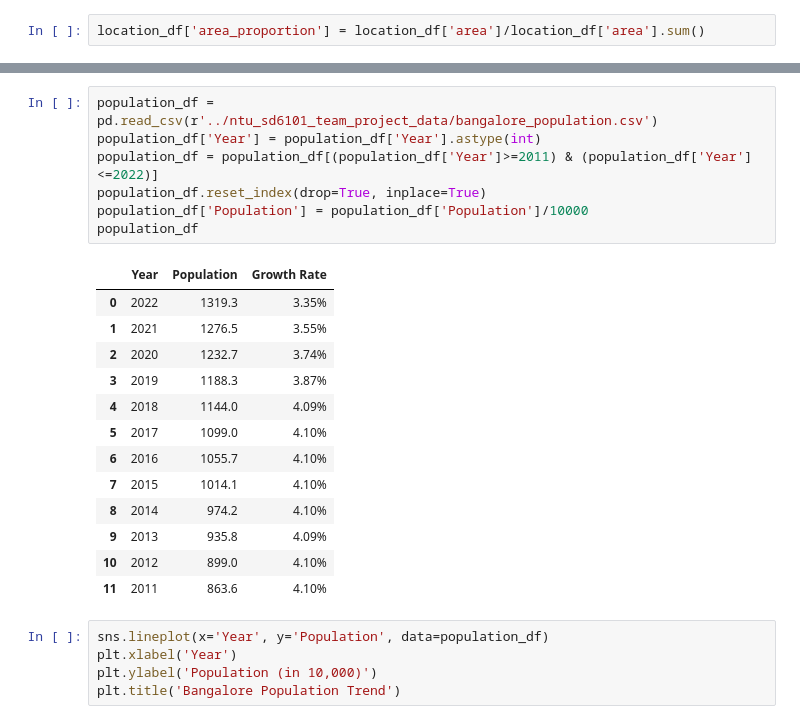
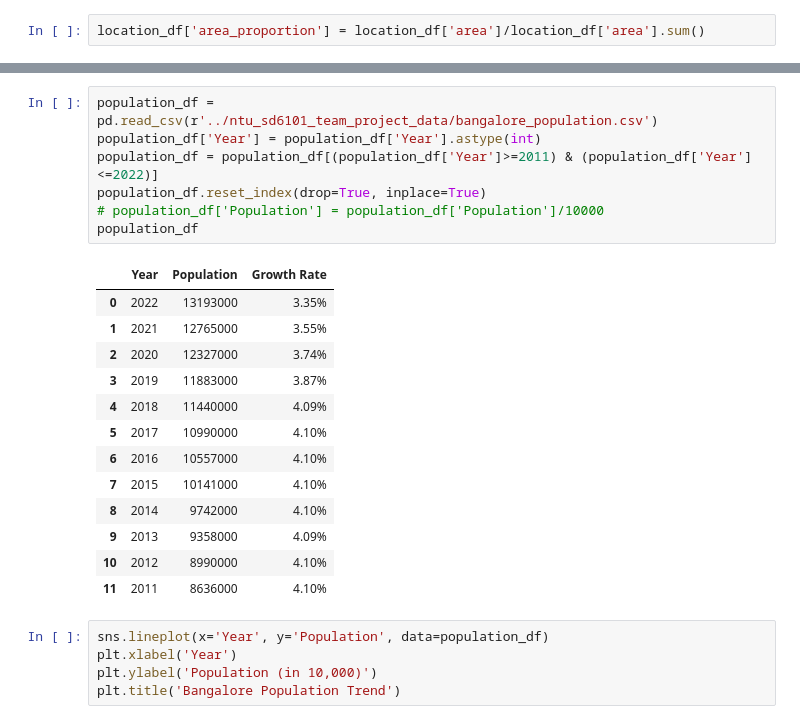
Before and after one commit to HoweChen0517/ntu_sd6101_team_project, a Jupyter notebook: notebook/population_estimation.ipynb, the cells around one changed output, grey strips where cells are left out. Cells and saved outputs as stored; diff of their text form.

```diff
--- a/notebook/population_estimation.ipynb
+++ b/notebook/population_estimation.ipynb
@@ -186,24 +199,24 @@ location_df
 # %%
 population_df = pd.read_csv(r'../ntu_sd6101_team_project_data/bangalore_population.csv')
 population_df['Year'] = population_df['Year'].astype(int)
 population_df = population_df[(population_df['Year']>=2011) & (population_df['Year']<=2022)]
 population_df.reset_index(drop=True, inplace=True)
-population_df['Population'] = population_df['Population']/10000
+# population_df['Population'] = population_df['Population']/10000
 population_df
 # %% [output]
 |  | Year | Population | Growth Rate |
-| 0 | 2022 | 1319.3 | 3.35% |
-| 1 | 2021 | 1276.5 | 3.55% |
-| 2 | 2020 | 1232.7 | 3.74% |
-| 3 | 2019 | 1188.3 | 3.87% |
-| 4 | 2018 | 1144.0 | 4.09% |
-| 5 | 2017 | 1099.0 | 4.10% |
-| 6 | 2016 | 1055.7 | 4.10% |
-| 7 | 2015 | 1014.1 | 4.10% |
-| 8 | 2014 | 974.2 | 4.10% |
-| 9 | 2013 | 935.8 | 4.09% |
-| 10 | 2012 | 899.0 | 4.10% |
-| 11 | 2011 | 863.6 | 4.10% |
+| 0 | 2022 | 13193000 | 3.35% |
+| 1 | 2021 | 12765000 | 3.55% |
+| 2 | 2020 | 12327000 | 3.74% |
+| 3 | 2019 | 11883000 | 3.87% |
+| 4 | 2018 | 11440000 | 4.09% |
+| 5 | 2017 | 10990000 | 4.10% |
+| 6 | 2016 | 10557000 | 4.10% |
+| 7 | 2015 | 10141000 | 4.10% |
+| 8 | 2014 | 9742000 | 4.10% |
+| 9 | 2013 | 9358000 | 4.09% |
+| 10 | 2012 | 8990000 | 4.10% |
+| 11 | 2011 | 8636000 | 4.10% |
 # %%
 sns.lineplot(x='Year', y='Population', data=population_df)
 plt.xlabel('Year')
```
Also changed, not shown: parts of 7 cells of this notebook, 1 other file.
